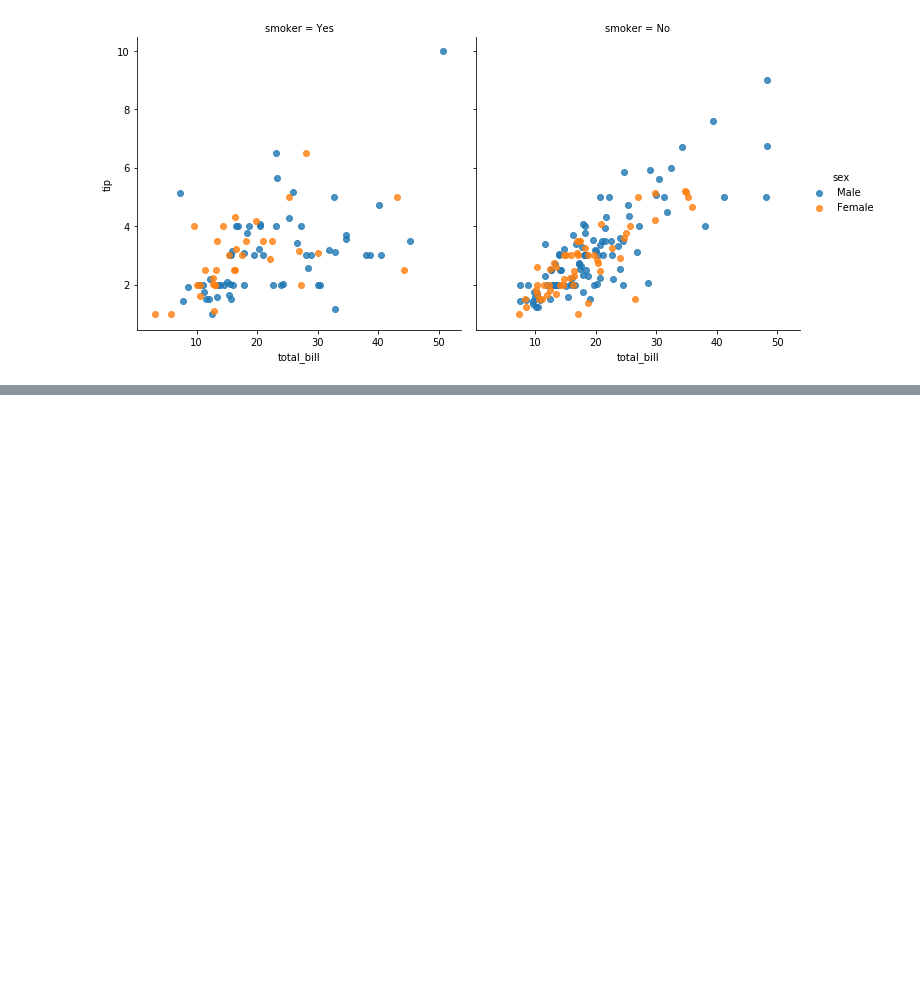
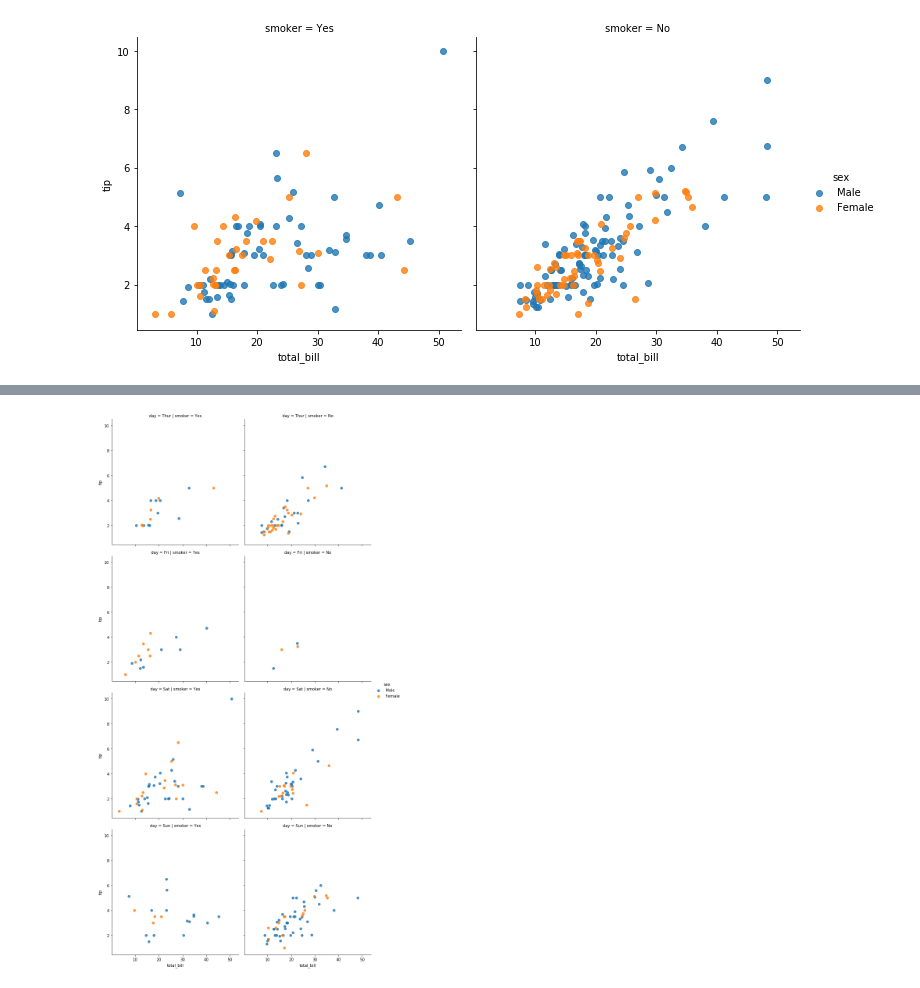
Before and after one commit to ChrisHSKim/python_for_everyone, a Jupyter notebook: notebooks/python with pandas.ipynb, the cells around one changed output, grey strips where cells are left out. Cells and saved outputs as stored; diff of their text form; code cells hidden in the pictures; blank space fills up the shorter version.

```diff
--- a/notebooks/python with pandas.ipynb
+++ b/notebooks/python with pandas.ipynb
@@ -1227,5 +1233,5 @@ sns.lmplot(x='total_bill',y='tip', data=tips, hue='sex', fit_reg=False, col='smo
 <seaborn.axisgrid.FacetGrid at 0x...>
 [figure]
 # %%
-sns.lmplot(x='total_bill',y='tip', data=tips, hue='sex', fit_reg=False, col='smoker', row='day')fi
+sns.lmplot(x='total_bill',y='tip', data=tips, hue='sex', fit_reg=False, col='smoker', row='day')
 # %% [output]
@@ -1233,2 +1239,3 @@ SyntaxError: invalid syntax (<ipython-input-133-3e9643fce341>, line 1)
+[figure, added]
 # %%
 tips.day.value_counts()
```
Also changed, not shown: parts of 20 cells of this notebook.
